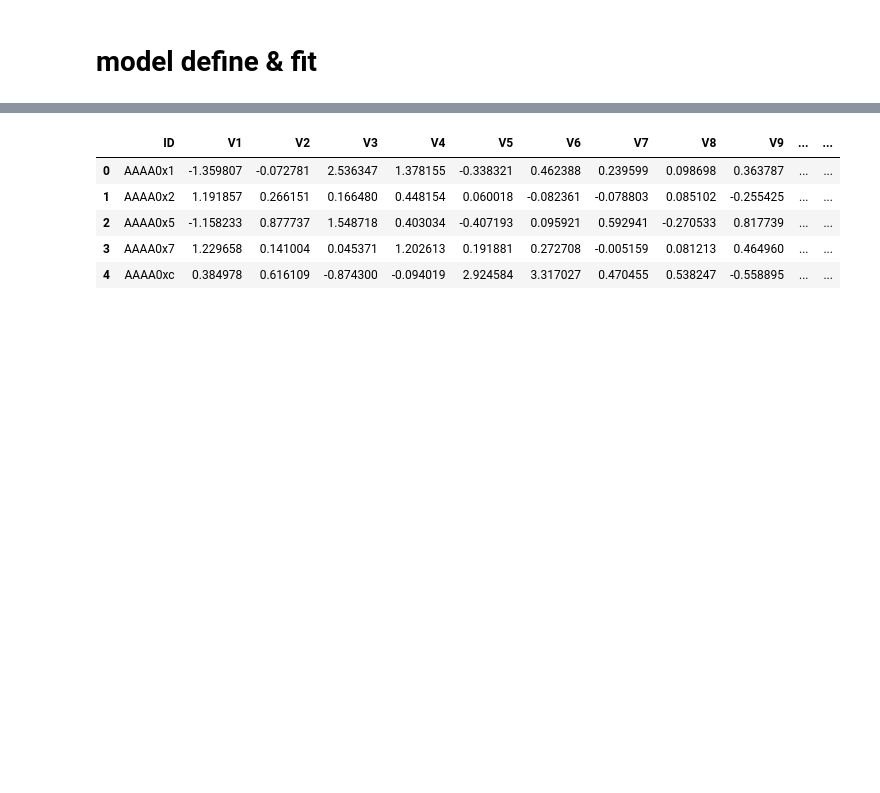
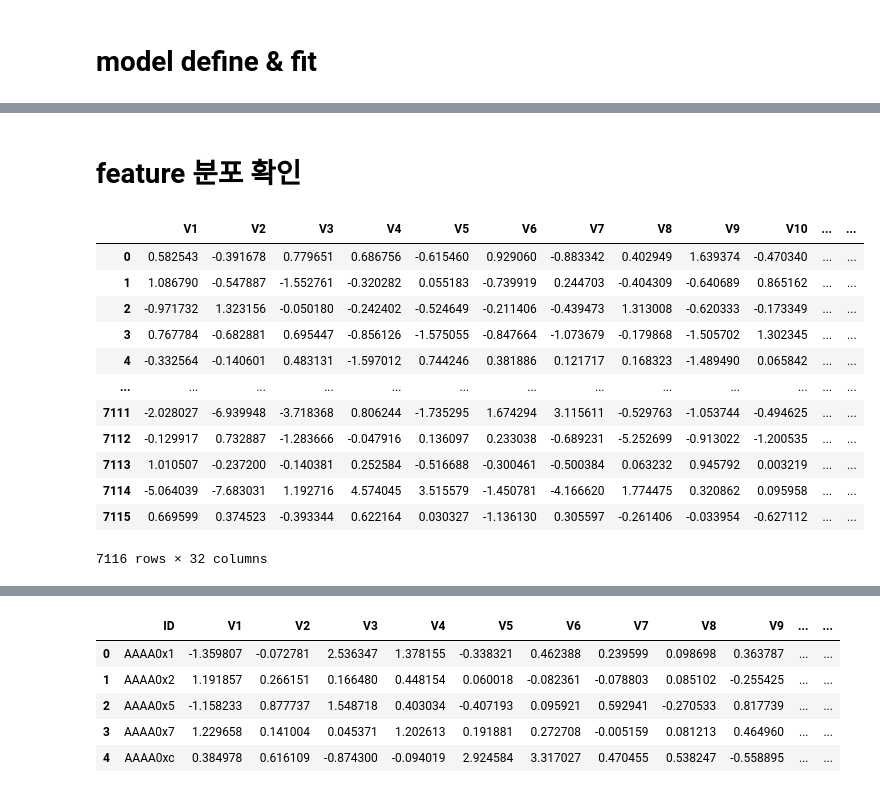
Before and after one commit to hakhyun0615/DACON, a Jupyter notebook: DACON_SUP.ipynb, the cells around one changed output, grey strips where cells are left out. Drawn from its saved outputs; the diff is of its cells as text; code cells hidden in the pictures; blank space fills up the shorter version.

```diff
--- a/DACON_SUP.ipynb
+++ b/DACON_SUP.ipynb
@@ -51,4 +47,4 @@ X_val = val_df[features]
 scaler_standard = StandardScaler()
 scaler_standard.fit(X_train)
 X_train = pd.DataFrame(data=scaler_standard.transform(X_train),columns=features)
-X_val = pd.DataFrame(data=scaler_standard.transform(X_val),columns=features)
+X_test = pd.DataFrame(data=scaler_standard.transform(X_test),columns=features)
@@ -73,20 +50,0 @@ Validation contamination : [0.0010551491277433877]
-# %%
-from pyod.models.loda import LODA
-from sklearn.metrics import f1_score
-
-result = pd.DataFrame(columns=['n_bins','n_random_cuts','f1_score'])
-
-for i in [10,100,1000,10000,100000]:
-      for j in [1,10,100,1000,10000,100000]:
-            try:
-                  model = LODA(contamination=val_contamination,n_bins=i,n_random_cuts=j)
-                  model.fit(X_train)
-                  y_val = val_df['Class']
-                  val_pred = model.predict(X_val)
-                  val_score = f1_score(y_val,val_pred,average='macro')
-                  print('n_bins : {}, n_random_cuts : {}, f1_score : {}'.format(i,j,val_score))
-                  result.append(pd.DataFrame([i,val_score]))
-            except:
-                  pass
-
-result
@@ -139,0 +61,5 @@ model.fit(X_train)
+# %%
+from pyod.models.iforest import IForest
+
+model = IForest()
+model.fit(X_train)
@@ -157,0 +87,2 @@ print(classification_report(y_val, val_pred))
+# %% [markdown]
+# feature 분포 확인
@@ -157,0 +92,17 @@ print(classification_report(y_val, val_pred))
+# %%
+total_test = pd.concat([X_test,y_test],axis=1)
+total_test
+# %% [output]
+|  | V1 | V2 | V3 | V4 | V5 | V6 | V7 | V8 | V9 | V10 | ... | ... |
+| 0 | 0.582543 | -0.391678 | 0.779651 | 0.686756 | -0.615460 | 0.929060 | -0.883342 | 0.402949 | 1.639374 | -0.470340 | ... | ... |
+| 1 | 1.086790 | -0.547887 | -1.552761 | -0.320282 | 0.055183 | -0.739919 | 0.244703 | -0.404309 | -0.640689 | 0.865162 | ... | ... |
+| 2 | -0.971732 | 1.323156 | -0.050180 | -0.242402 | -0.524649 | -0.211406 | -0.439473 | 1.313008 | -0.620333 | -0.173349 | ... | ... |
+| 3 | 0.767784 | -0.682881 | 0.695447 | -0.856126 | -1.575055 | -0.847664 | -1.073679 | -0.179868 | -1.505702 | 1.302345 | ... | ... |
+| 4 | -0.332564 | -0.140601 | 0.483131 | -1.597012 | 0.744246 | 0.381886 | 0.121717 | 0.168323 | -1.489490 | 0.065842 | ... | ... |
+| ... | ... | ... | ... | ... | ... | ... | ... | ... | ... | ... | ... | ... |
+| 7111 | -2.028027 | -6.939948 | -3.718368 | 0.806244 | -1.735295 | 1.674294 | 3.115611 | -0.529763 | -1.053744 | -0.494625 | ... | ... |
+| 7112 | -0.129917 | 0.732887 | -1.283666 | -0.047916 | 0.136097 | 0.233038 | -0.689231 | -5.252699 | -0.913022 | -1.200535 | ... | ... |
+| 7113 | 1.010507 | -0.237200 | -0.140381 | 0.252584 | -0.516688 | -0.300461 | -0.500384 | 0.063232 | 0.945792 | 0.003219 | ... | ... |
+| 7114 | -5.064039 | -7.683031 | 1.192716 | 4.574045 | 3.515579 | -1.450781 | -4.166620 | 1.774475 | 0.320862 | 0.095958 | ... | ... |
+| 7115 | 0.669599 | 0.374523 | -0.393344 | 0.622164 | 0.030327 | -1.136130 | 0.305597 | -0.261406 | -0.033954 | -0.627112 | ... | ... |
+7116 rows × 32 columns
```
Also changed, not shown: parts of 41 cells of this notebook, 2 other files.
